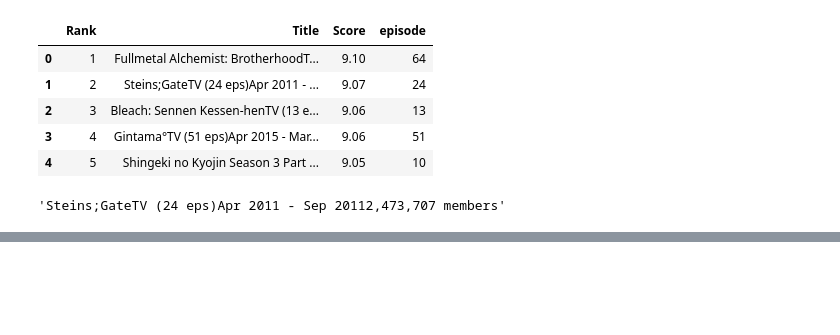
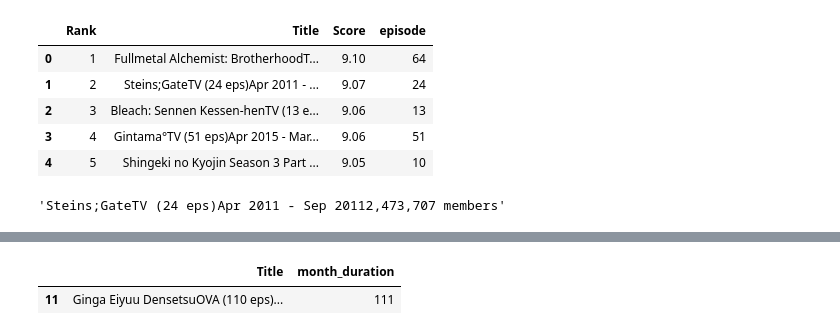
Before and after one commit to Akash220116/pandas, a Jupyter notebook: Anime.ipynb, the cells around one changed output, grey strips where cells are left out. Drawn from its saved outputs; the diff is of its cells as text; code cells hidden in the pictures; blank space fills up the shorter version.

```diff
--- a/Anime.ipynb
+++ b/Anime.ipynb
@@ -57,0 +89,14 @@ df["date"] = df["Title"].str.extract(
+# %%
+# split start and end
+df[['start', 'end']] = df['total time'].str.split(' - ', expand=True)
+
+# convert to datetime
+df['start'] = pd.to_datetime(df['start'], format='%b %Y')
+df['end'] = pd.to_datetime(df['end'], format='%b %Y')
+
+# calculate month duration (inclusive)
+df['month_duration'] = (
+    (df['end'].dt.year - df['start'].dt.year) * 12
+    + (df['end'].dt.month - df['start'].dt.month)
+    + 1
+)
@@ -57,0 +123,6 @@ df["date"] = df["Title"].str.extract(
+# %%
+#which is the longest running anime
+df[df['month_duration'] == df['month_duration'].max()][['Title','month_duration']]
+# %% [output]
+|  | Title | month_duration |
+| 11 | Ginga Eiyuu DensetsuOVA (110 eps)... | 111 |
```
Also changed, not shown: parts of 7 cells of this notebook.
